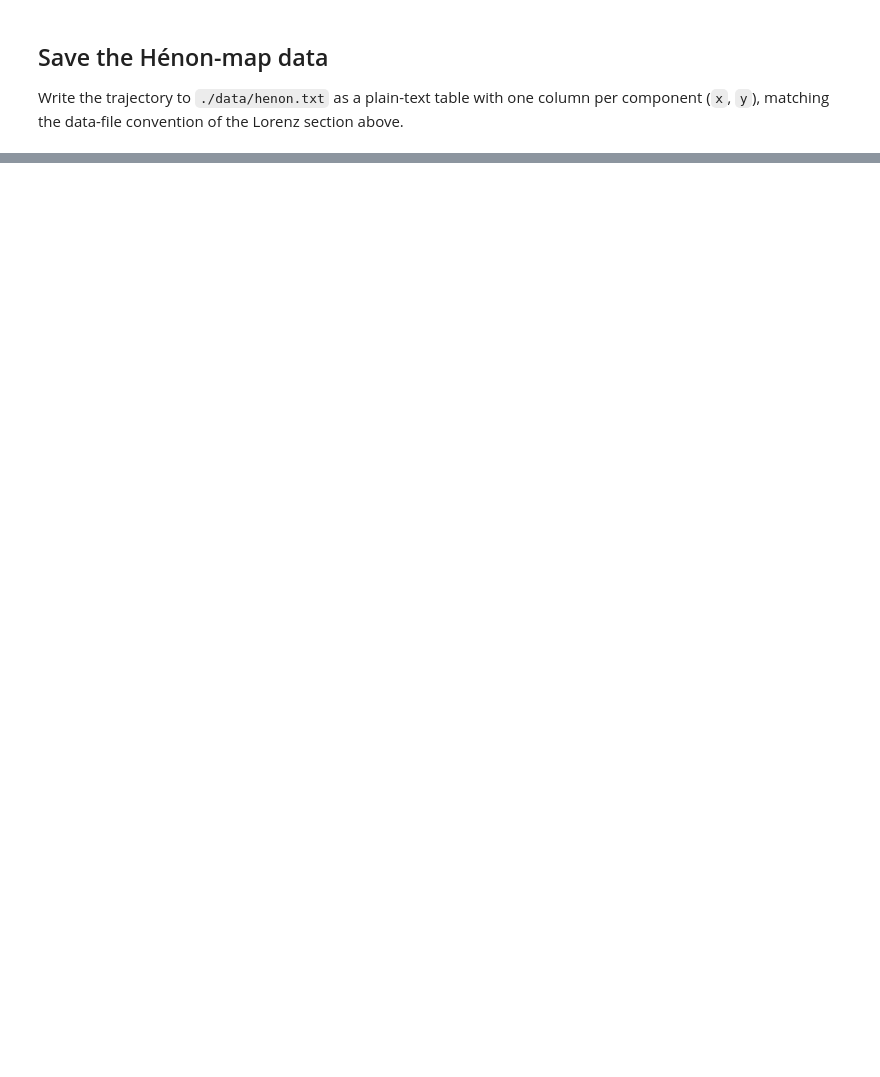
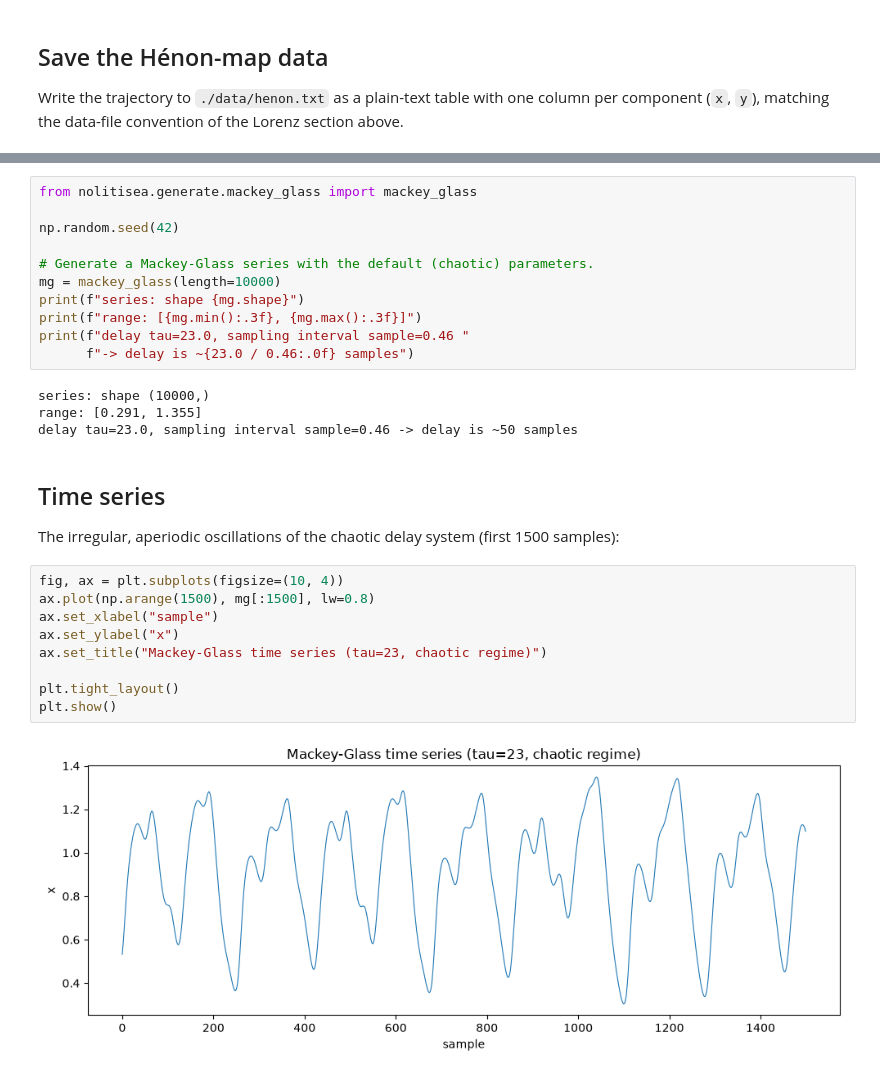
Before and after one commit to ieeningnwq/nolitisea, a Jupyter notebook: examples/generate.ipynb, the cells around one changed output, grey strips where cells are left out. Saved outputs shown, nothing was run; the diff lists cells and outputs as text; blank space fills up the shorter version.

```diff
--- a/examples/generate.ipynb
+++ b/examples/generate.ipynb
@@ -152,0 +243,30 @@ print(f'saved {X.shape[0]} samples to {henon_path}')
+# %%
+from nolitisea.generate.mackey_glass import mackey_glass
+
+np.random.seed(42)
+
+# Generate a Mackey-Glass series with the default (chaotic) parameters.
+mg = mackey_glass(length=10000)
+print(f"series: shape {mg.shape}")
+print(f"range: [{mg.min():.3f}, {mg.max():.3f}]")
+print(f"delay tau=23.0, sampling interval sample=0.46 "
+      f"-> delay is ~{23.0 / 0.46:.0f} samples")
+# %% [output]
+series: shape (10000,)
+range: [0.291, 1.355]
+delay tau=23.0, sampling interval sample=0.46 -> delay is ~50 samples
+# %% [markdown]
+## Time series
+
+The irregular, aperiodic oscillations of the chaotic delay system (first 1500 samples):
+# %%
+fig, ax = plt.subplots(figsize=(10, 4))
+ax.plot(np.arange(1500), mg[:1500], lw=0.8)
+ax.set_xlabel("sample")
+ax.set_ylabel("x")
+ax.set_title("Mackey-Glass time series (tau=23, chaotic regime)")
+
+plt.tight_layout()
+plt.show()
+# %% [output]
+[figure, added]
```
Also changed, not shown: parts of 25 cells of this notebook.
